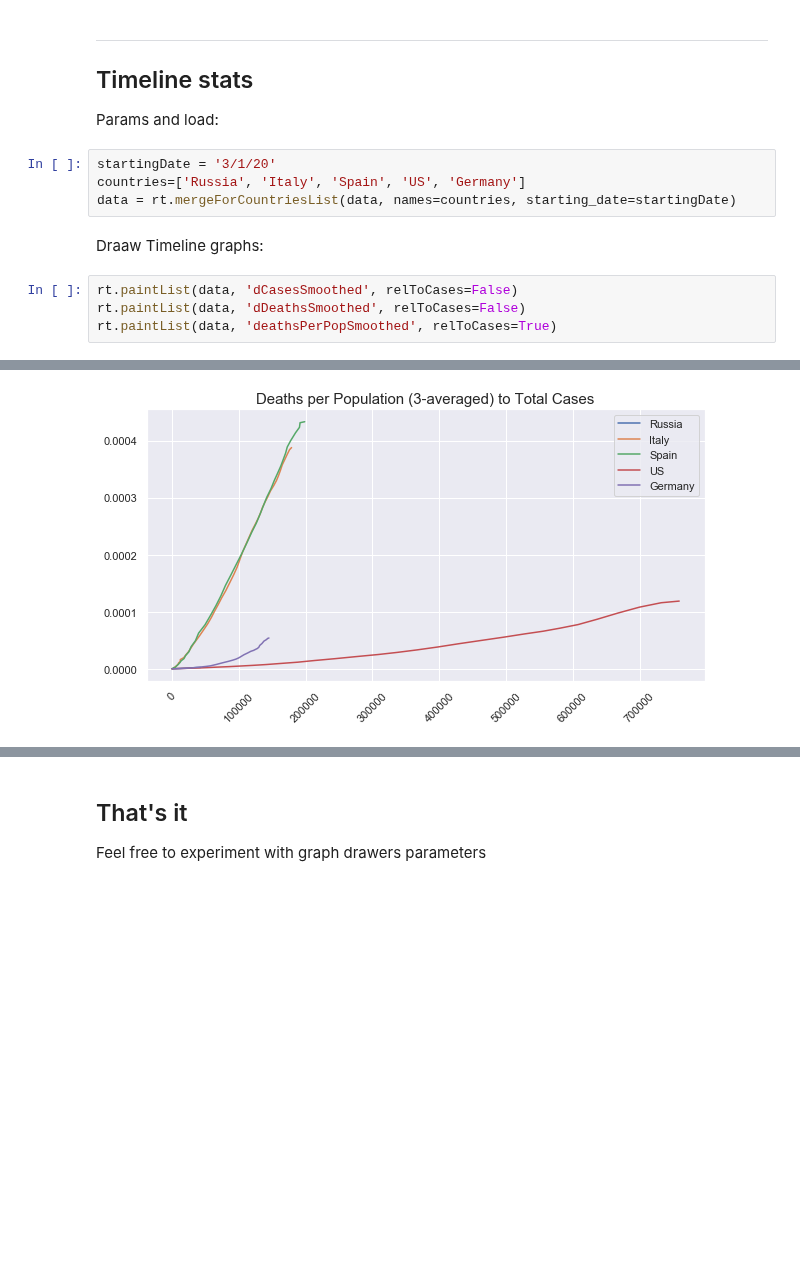
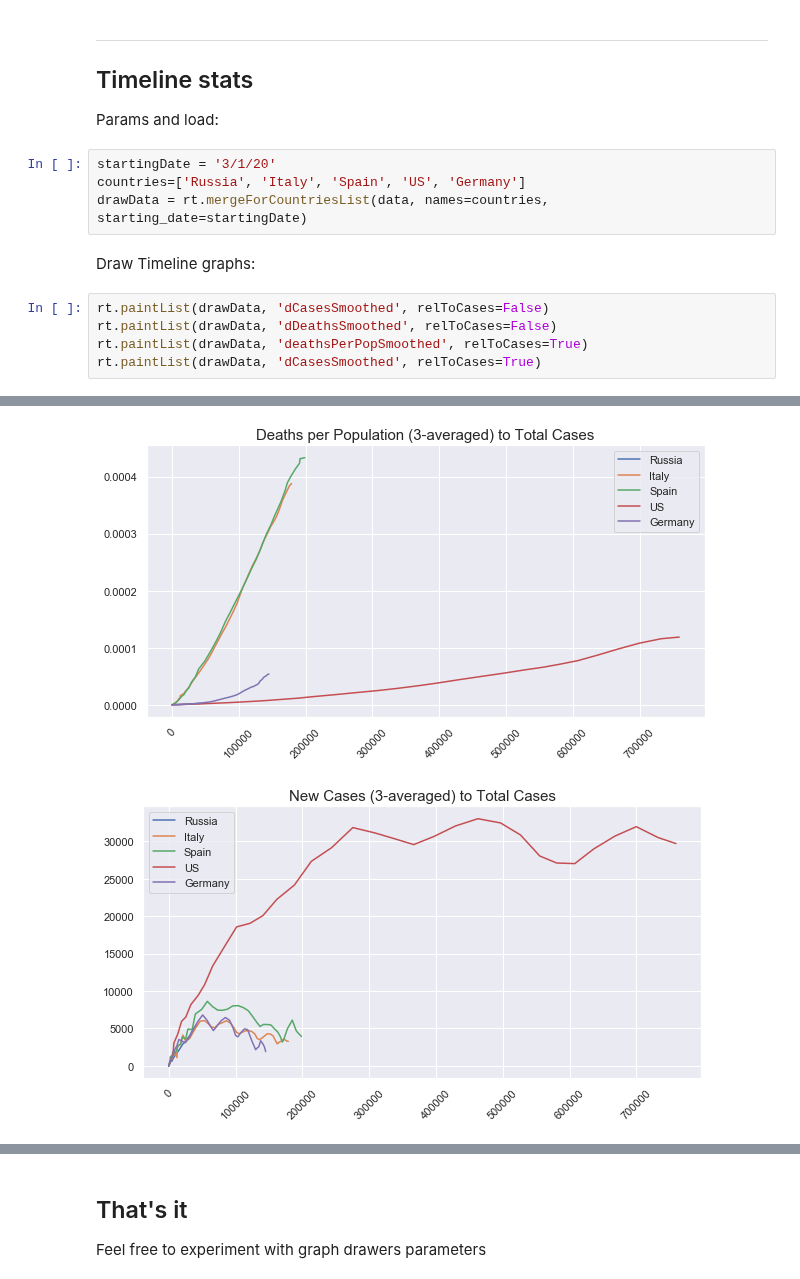
Before and after one commit to youzhick/COVID19-Stats, a Jupyter notebook: stats.ipynb, the cells around one changed output, grey strips where cells are left out. Cells and saved outputs as stored; diff of their text form; blank space fills up the shorter version.

```diff
--- a/stats.ipynb
+++ b/stats.ipynb
@@ -53,14 +43,16 @@ Params and load:
 # %%
 startingDate = '3/1/20'
 countries=['Russia', 'Italy', 'Spain', 'US', 'Germany']
-data = rt.mergeForCountriesList(data, names=countries, starting_date=startingDate)
+drawData = rt.mergeForCountriesList(data, names=countries, starting_date=startingDate)
 # %% [markdown]
-Draaw Timeline graphs:
+Draw Timeline graphs:
 # %%
-rt.paintList(data, 'dCasesSmoothed', relToCases=False)
-rt.paintList(data, 'dDeathsSmoothed', relToCases=False)
-rt.paintList(data, 'deathsPerPopSmoothed', relToCases=True)
+rt.paintList(drawData, 'dCasesSmoothed', relToCases=False)
+rt.paintList(drawData, 'dDeathsSmoothed', relToCases=False)
+rt.paintList(drawData, 'deathsPerPopSmoothed', relToCases=True)
+rt.paintList(drawData, 'dCasesSmoothed', relToCases=True)
 # %% [output]
 [figure]
 [figure]
 [figure]
+[figure, added]
```
Also changed, not shown: parts of 3 cells of this notebook, 1 other file.
